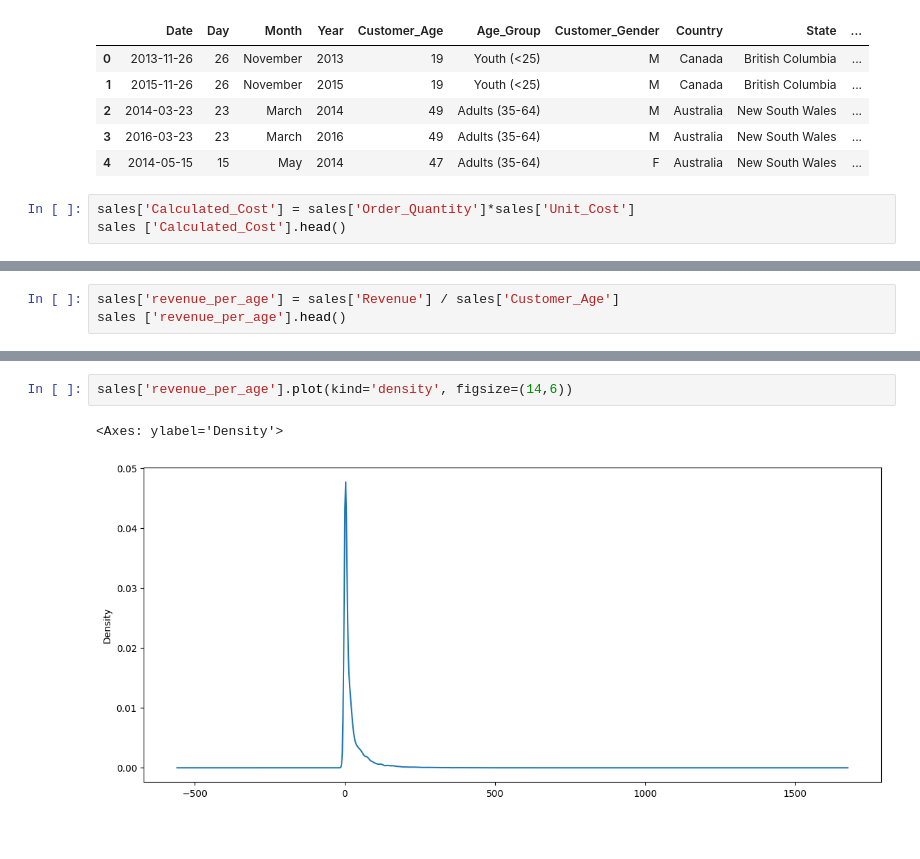
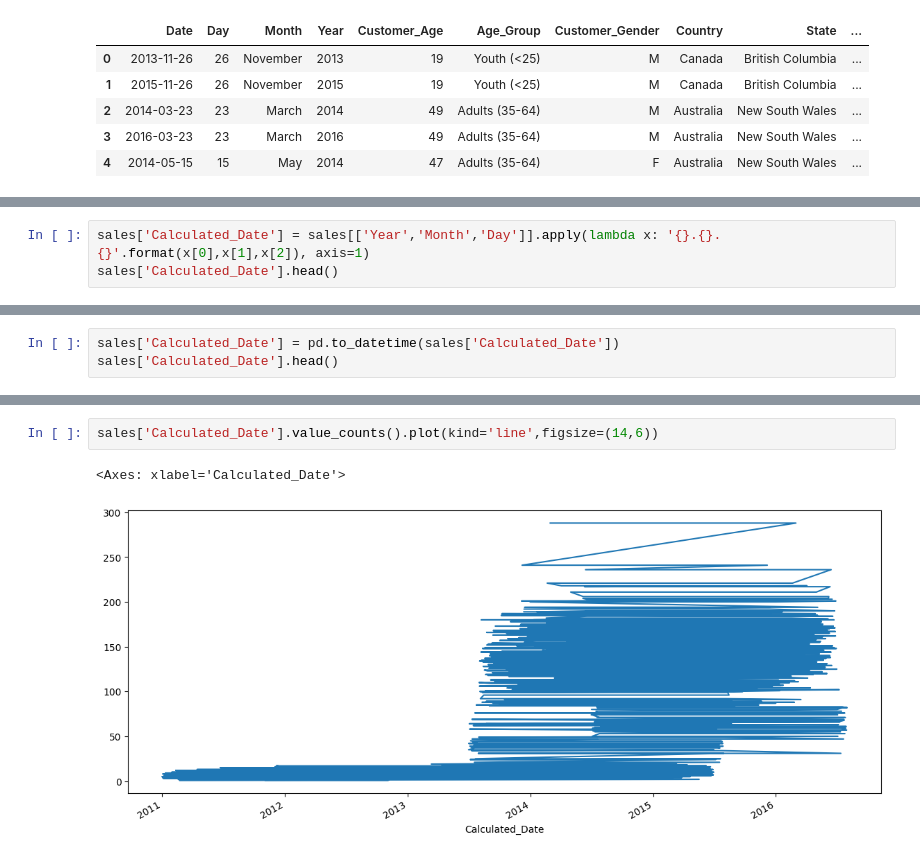
Before and after one commit to Adewole-211/Python3-Projects-, a Jupyter notebook: Data_Analyst_Course.ipynb, the cells around one changed output, grey strips where cells are left out. Cells and saved outputs as stored; diff of their text form; blank space fills up the shorter version.

```diff
--- a/Data_Analyst_Course.ipynb
+++ b/Data_Analyst_Course.ipynb
@@ -30,6 +15,3 @@ sales.head()
 | 2 | 2014-03-23 | 23 | March | 2014 | 49 | Adults (35-64) | M | Australia | New South Wales | ... |
 | 3 | 2016-03-23 | 23 | March | 2016 | 49 | Adults (35-64) | M | Australia | New South Wales | ... |
 | 4 | 2014-05-15 | 15 | May | 2014 | 47 | Adults (35-64) | F | Australia | New South Wales | ... |
-# %%
-sales['Calculated_Cost'] = sales['Order_Quantity']*sales['Unit_Cost']
-sales ['Calculated_Cost'].head()
@@ -49,3 +156,0 @@ sales.plot(kind='scatter', x='Calculated_Cost', y='Profit', figsize=(6,6))
-# %%
-sales['revenue_per_age'] = sales['Revenue'] / sales['Customer_Age']
-sales ['revenue_per_age'].head()
@@ -59,0 +162,3 @@ dtype: float64
+# %%
+sales['Calculated_Date'] = sales[['Year','Month','Day']].apply(lambda x: '{}.{}.{}'.format(x[0],x[1],x[2]), axis=1)
+sales['Calculated_Date'].head()
@@ -59,0 +173,3 @@ dtype: float64
+# %%
+sales['Calculated_Date'] = pd.to_datetime(sales['Calculated_Date'])
+sales['Calculated_Date'].head()
@@ -60,5 +184,5 @@ dtype: float64
 # %%
-sales['revenue_per_age'].plot(kind='density', figsize=(14,6))
+sales['Calculated_Date'].value_counts().plot(kind='line',figsize=(14,6))
 # %% [output]
-<Axes: ylabel='Density'>
+<Axes: xlabel='Calculated_Date'>
-[figure, old version]
+[figure, new version]
```
Also changed, not shown: parts of 33 cells of this notebook.
